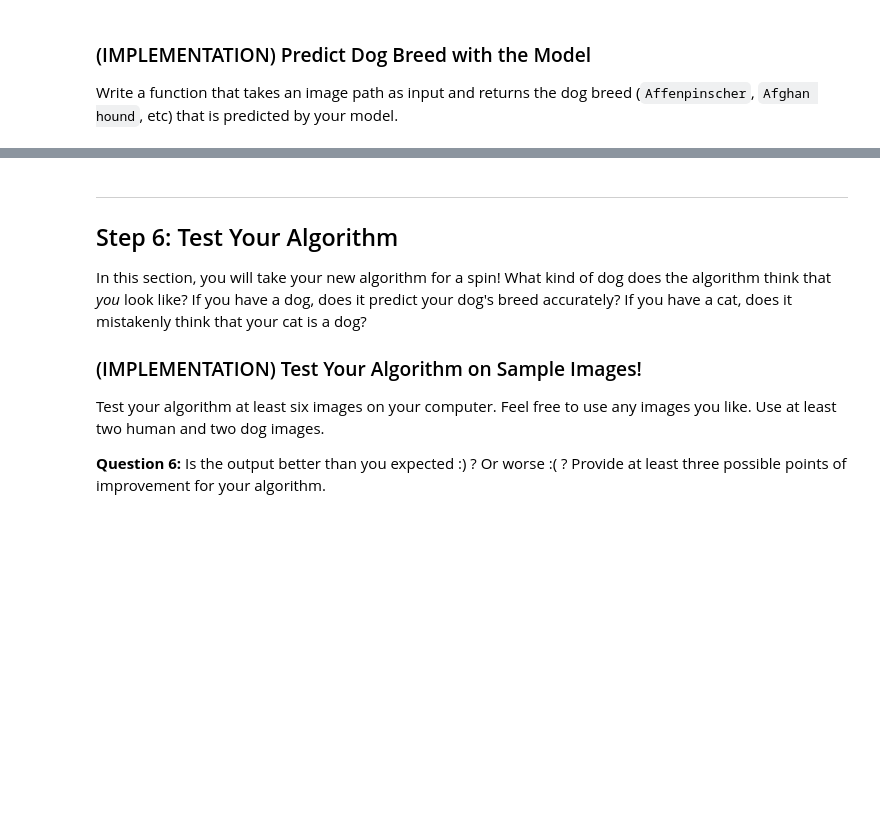
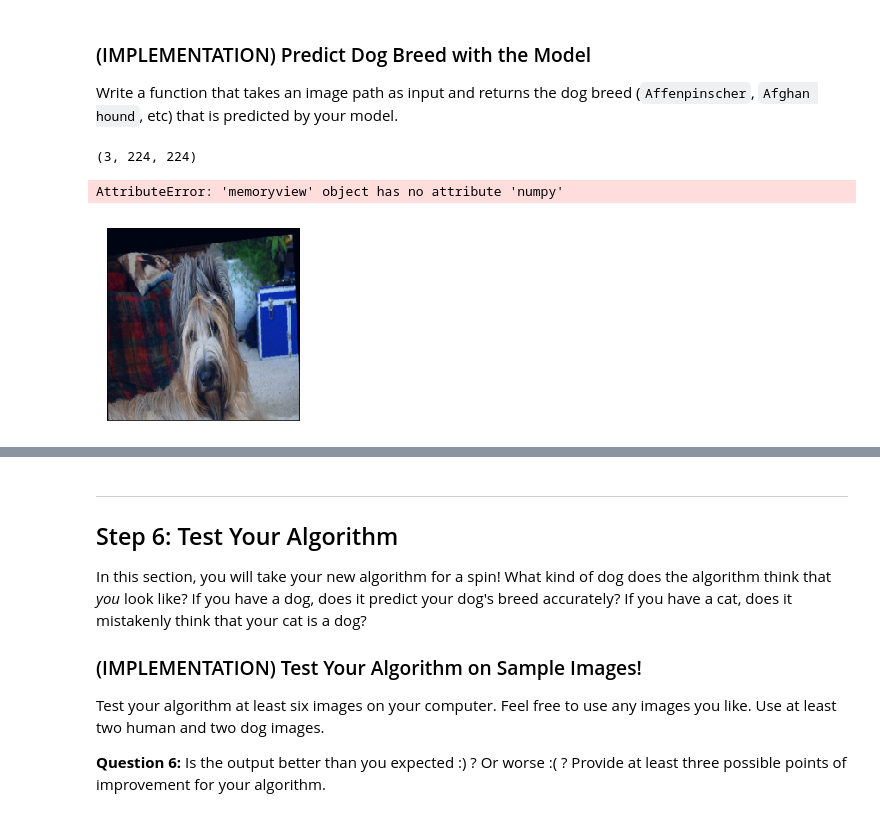
Before and after one commit to djalusic/dog-breed-classifier, a Jupyter notebook: dog_app.ipynb, the cells around one changed output, grey strips where cells are left out. Cells and saved outputs as stored; diff of their text form; code cells hidden in the pictures; blank space fills up the shorter version.

Commit message:
Add transfer learning part and testing.

```diff
--- a/dog_app.ipynb
+++ b/dog_app.ipynb
@@ -724,10 +833,9 @@ optimizer_transfer = None
+# %%
+import torch.optim as optim
+
+criterion_transfer = nn.CrossEntropyLoss()
+optimizer_transfer = optim.Adam(model_transfer.fc.parameters(), lr=0.001)
 # %% [markdown]
 ### (IMPLEMENTATION) Train and Validate the Model
 
 Train and validate your model in the code cell below.  [Save the final model parameters](http://pytorch.org/docs/master/notes/serialization.html) at filepath `'model_transfer.pt'`.
-# %%
-# train the model
-model_transfer = # train(n_epochs, loaders_transfer, model_transfer, optimizer_transfer, criterion_transfer, use_cuda, 'model_transfer.pt')
-
-# load the model that got the best validation accuracy (uncomment the line below)
-#model_transfer.load_state_dict(torch.load('model_transfer.pt'))
@@ -739,0 +945,3 @@ test(loaders_transfer, model_transfer, criterion_transfer, use_cuda)
+# %%
+# load the model that got the best validation accuracy (uncomment the line below)
+model_transfer.load_state_dict(torch.load('model_transfer.pt'))
@@ -741,3 +987,5 @@ test(loaders_transfer, model_transfer, criterion_transfer, use_cuda)
 ### (IMPLEMENTATION) Predict Dog Breed with the Model
 
 Write a function that takes an image path as input and returns the dog breed (`Affenpinscher`, `Afghan hound`, etc) that is predicted by your model.
+# %%
+data_transfer = {'train': train_data, 'valid': valid_data, 'test': test_data}
@@ -753,0 +1067,31 @@ def predict_breed_transfer(img_path):
+# %%
+from matplotlib import colors, cm, pyplot as plt
+%matplotlib inline
+
+from PIL import ImageFile
+ImageFile.LOAD_TRUNCATED_IMAGES = True
+
+# helper for visualization
+def imshow(img):
+    img_min, img_max = img.min(), img.max()
+    new_img = (img - img_min) / (img_max - img_min)
+    plt.imshow(np.transpose(new_img, (1,2,0)))
+
+# obtain one batch of training images
+dataiter = iter(train_loader)
+images, labels = dataiter.next()
+images = images.numpy() # convert images to numpy for display
+classes = train_data.classes
+
+# plot the images in the batch, along with the corresponding labels
+fig = plt.figure(figsize=(20, 20))
+for idx in np.arange(20):
+    ax = fig.add_subplot(4, 20/4, idx+1, xticks=[], yticks=[])
+    #plt.imshow(np.transpose(images[idx], (1, 2, 0)))
+    imshow(images[idx])
+    predicted = predict_breed_transfer(images[idx])
+    ax.set_title("Truth: {}\nPredicted: {}".format(classes[labels[idx]][4:], predicted))
+# %% [output]
+(3, 224, 224)
+AttributeError: 'memoryview' object has no attribute 'numpy'
+[figure, added]
```
Also changed, not shown: parts of 17 cells of this notebook.
